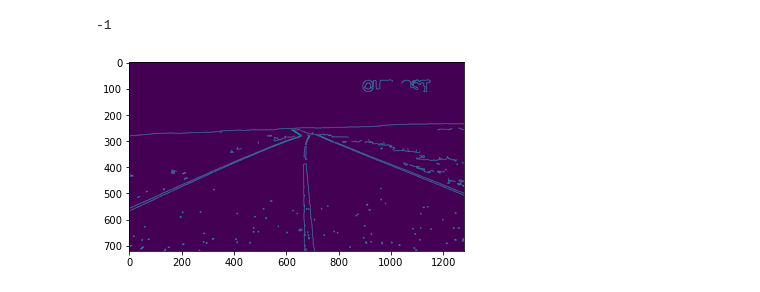
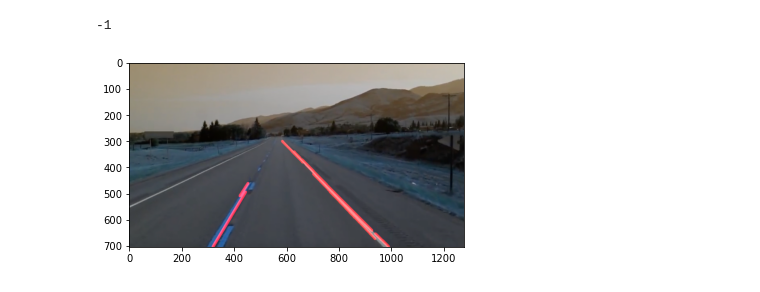
Before and after one commit to TheSoloLeveling/IA-Prototypes-Dev, a Jupyter notebook: Untitled-1.ipynb, the cells around one changed output. Drawn from its saved outputs; the diff is of its cells as text; code cells hidden in the pictures.

```diff
--- a/Untitled-1.ipynb
+++ b/Untitled-1.ipynb
@@ -52,7 +52,7 @@ cv2.waitKey(0)
 -1
 # %%
 #plot the image
-plt.imshow(cannyI)
+plt.imshow(combo_image)
 plt.show()
 # %% [output]
-[figure, old version]
+[figure, new version]
```
Also changed, not shown: parts of 6 cells of this notebook.
